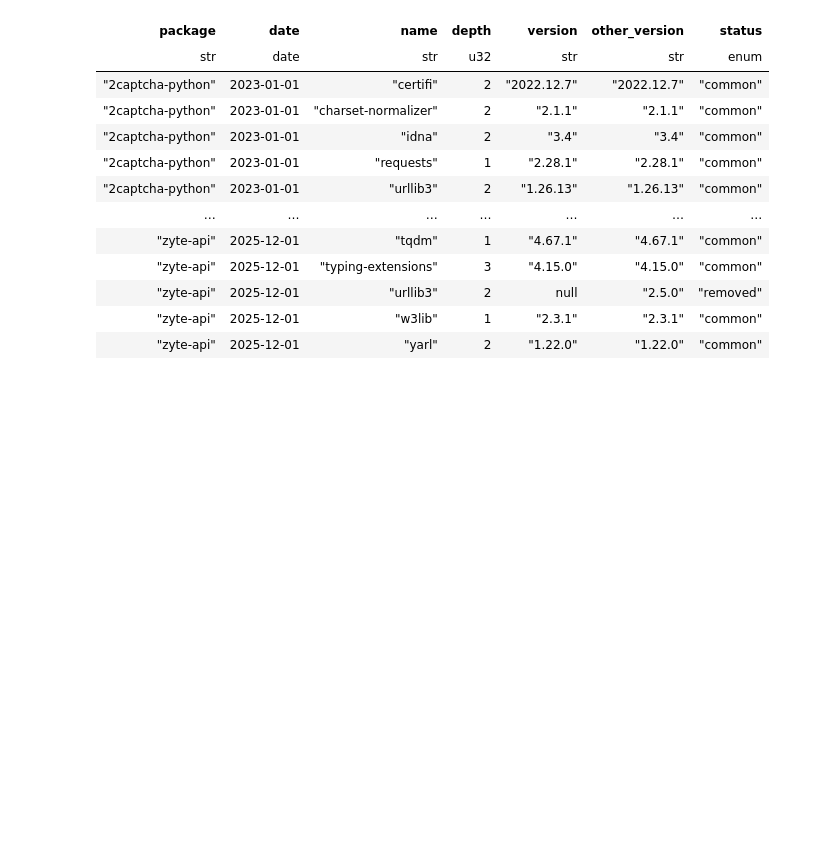
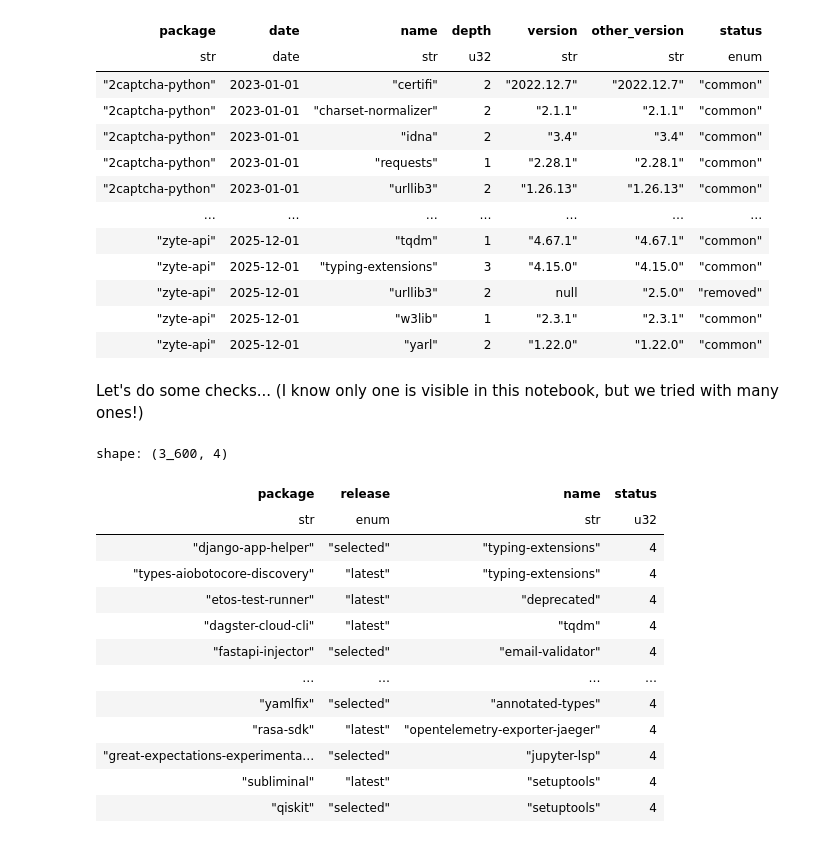
Before and after one commit to AlexandreDecan/secos-pypitree, a Jupyter notebook: notebooks/Compute dependency tree diffs.ipynb, the cells around one changed output. Cells and saved outputs as stored; diff of their text form; code cells hidden in the pictures; blank space fills up the shorter version.

```diff
--- a/notebooks/Compute dependency tree diffs.ipynb
+++ b/notebooks/Compute dependency tree diffs.ipynb
@@ -229,3 +237,28 @@ shape: (1_915_071, 7)
 | "zyte-api" | 2025-12-01 | "yarl" | 2 | "1.22.0" | "1.22.0" | "common" |
 # %%
 df_diffs_latest.write_parquet('../data/deps_diffs_latest.parquet')
+# %% [markdown]
+Let's do some checks... (I know only one is visible in this notebook, but we tried with many ones!)
+# %%
+# Candidate dependencies having exhibited the 4 status
+(
+    df_diffs
+    .group_by('package', 'release', 'name')
+    .agg(pl.col('status').n_unique())
+    .filter(pl.col('status') == 4)
+)
+# %% [output]
+shape: (3_600, 4)
+| package | release | name | status |
+| str | enum | str | u32 |
+| "django-app-helper" | "selected" | "typing-extensions" | 4 |
+| "types-aiobotocore-discovery" | "latest" | "typing-extensions" | 4 |
+| "etos-test-runner" | "latest" | "deprecated" | 4 |
+| "dagster-cloud-cli" | "latest" | "tqdm" | 4 |
+| "fastapi-injector" | "selected" | "email-validator" | 4 |
+| … | … | … | … |
+| "yamlfix" | "selected" | "annotated-types" | 4 |
+| "rasa-sdk" | "latest" | "opentelemetry-exporter-jaeger" | 4 |
+| "great-expectations-experimenta… | "selected" | "jupyter-lsp" | 4 |
+| "subliminal" | "latest" | "setuptools" | 4 |
+| "qiskit" | "selected" | "setuptools" | 4 |
```
Also changed, not shown: parts of 8 cells of this notebook, 1 other file.
